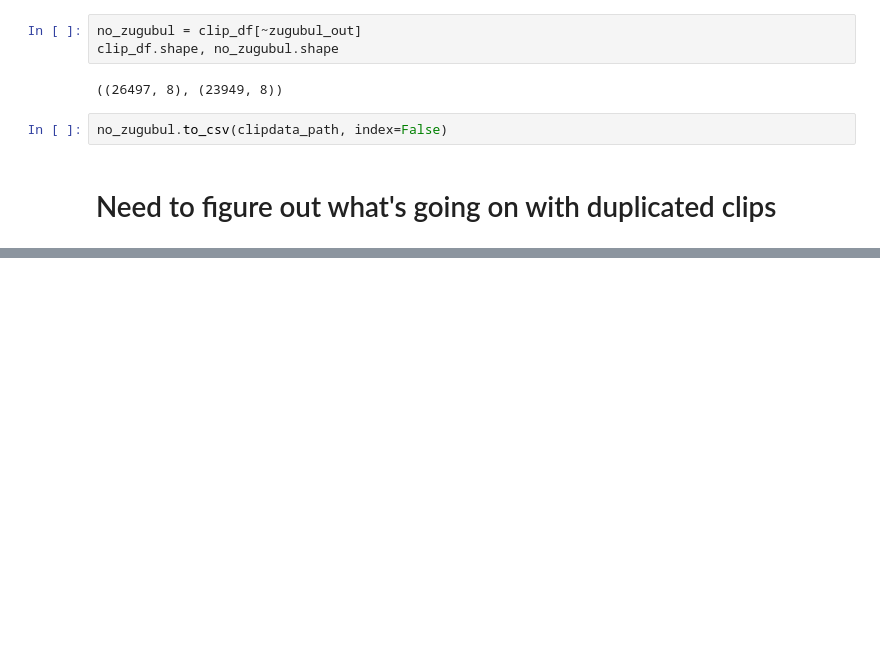
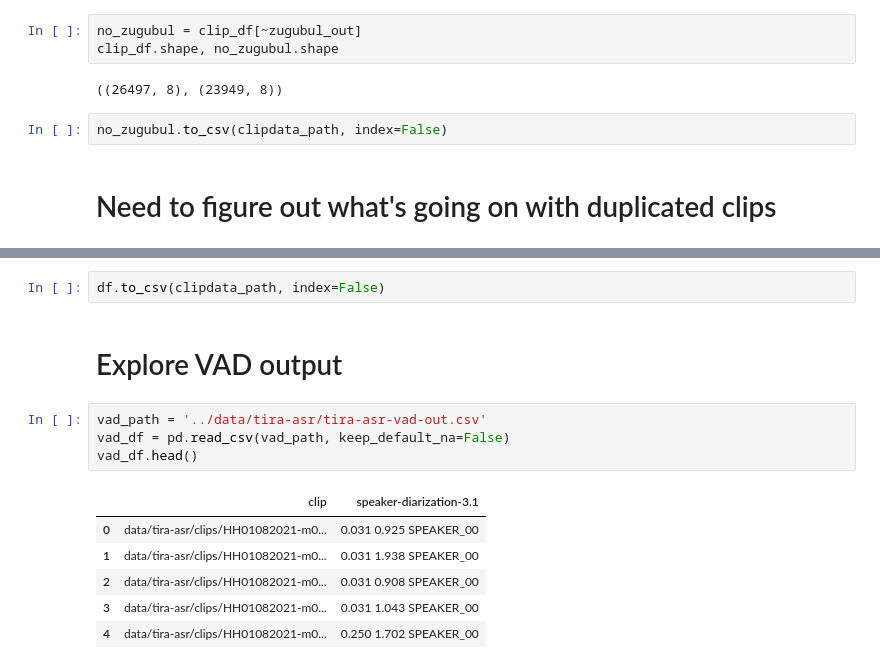
Before and after one commit to markjosims/malachor5, a Jupyter notebook: notebooks/tira_asr_dataset.ipynb, the cells around one changed output, grey strips where cells are left out. Drawn from its saved outputs; the diff is of its cells as text; blank space fills up the shorter version.

```diff
--- a/notebooks/tira_asr_dataset.ipynb
+++ b/notebooks/tira_asr_dataset.ipynb
@@ -588,0 +632,15 @@ Name: count, Length: 1087, dtype: int64
+# %%
+df.to_csv(clipdata_path, index=False)
+# %% [markdown]
+# Explore VAD output
+# %%
+vad_path = '../data/tira-asr/tira-asr-vad-out.csv'
+vad_df = pd.read_csv(vad_path, keep_default_na=False)
+vad_df.head()
+# %% [output]
+|  | clip | speaker-diarization-3.1 |
+| 0 | data/tira-asr/clips/HH01082021-m0... | 0.031 0.925 SPEAKER_00 |
+| 1 | data/tira-asr/clips/HH01082021-m0... | 0.031 1.938 SPEAKER_00 |
+| 2 | data/tira-asr/clips/HH01082021-m0... | 0.031 0.908 SPEAKER_00 |
+| 3 | data/tira-asr/clips/HH01082021-m0... | 0.031 1.043 SPEAKER_00 |
+| 4 | data/tira-asr/clips/HH01082021-m0... | 0.250 1.702 SPEAKER_00 |
```
Also changed, not shown: parts of 21 cells of this notebook.
